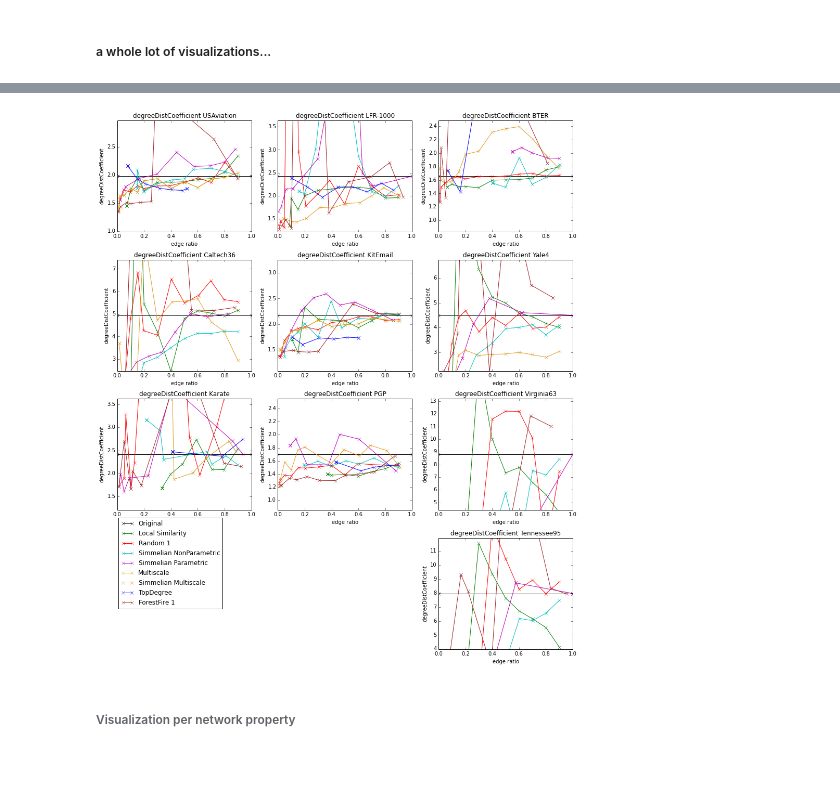
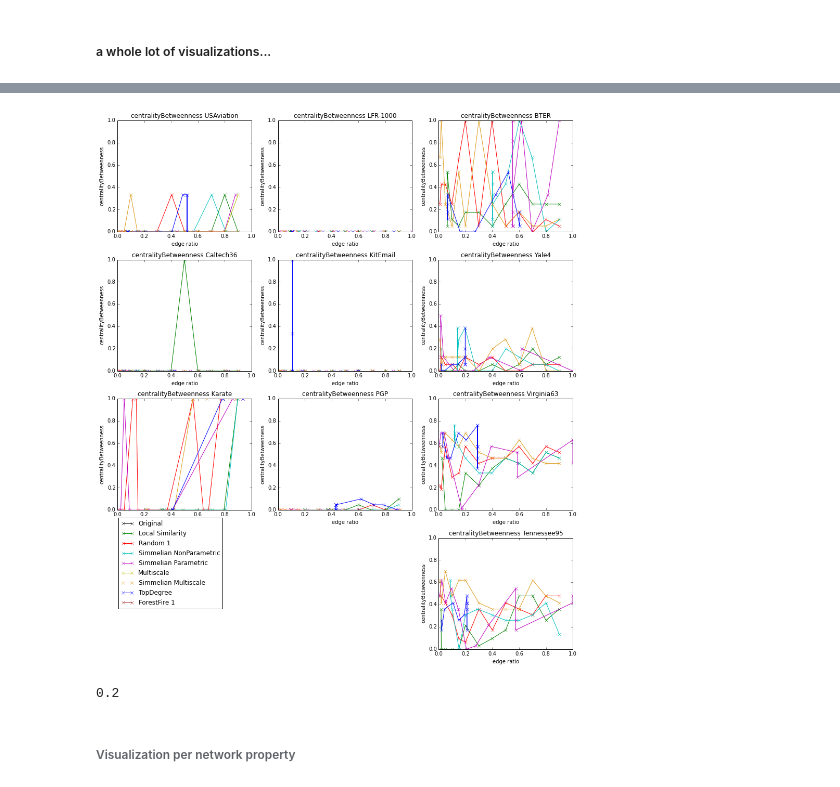
Before and after one commit to kit-parco/networkit-hyperbolic-kd, a Jupyter notebook: Doc/Notebooks/BackboneStatistics.ipynb, the cells around one changed output, grey strips where cells are left out. Drawn from its saved outputs; the diff is of its cells as text; code cells hidden in the pictures.

```diff
--- a/Doc/Notebooks/BackboneStatistics.ipynb
+++ b/Doc/Notebooks/BackboneStatistics.ipynb
@@ -11,7 +11,7 @@ from scipy.stats import kendalltau
 import glob
 import re
 # %%
-conn = sqlite3.connect('../../scripts/BackboneEvaluation/output/backbones.db')
+conn = sqlite3.connect('../../scripts/BackboneEvaluation/output/backbones_gsv.db')
 c = conn.cursor()
 
 kitColors = {
@@ -267,22 +272,32 @@ stats_per_algorithm('degreeDistCoefficient', 3, ylimit='[0,5]')
 # %%
 _spg_graphs = graphs
 _spg_algorithms = algorithms
 #_spg_algorithms = [#'Test 0 0.0', 'Test 0 0.1', 'Test 0 0.3', 'Test 0 0.5', 'Test 0 0.9']
                    #'Test R 0.0', 'Test R 0.1', 'Test R 0.3', 'Test R 0.5', 'Test R 0.9']
 #_spg_graphs = ["Caltech36", "BTER", "LFR-1000", "Caltech36", "BTER", "LFR-1000", "Caltech36", "BTER", "LFR-1000"]
 #_spg_algorithms = ["ForestFire 1", "ForestFire 2", "ForestFire 3", "ForestFire 4", "ForestFire 5", "ForestFire 6", "ForestFire 7", "ForestFire 8"]
 
-#stats_per_graph('nmi', 3, original='hidden', _graphs=_spg_graphs, _algorithms=_spg_algorithms, ylimit='[0,0.8]')
+#tats_per_graph('nmi', 3, original='hidden', _graphs=_spg_graphs, _algorithms=_spg_algorithms, ylimit='[0,0.8]')
 #stats_per_graph('randMeasure', 3, original='hidden', _graphs=_spg_graphs, _algorithms=_spg_algorithms, ylimit='[0,0.8]')
 #stats_per_graph('ccGlobal', 3, original='hline', _graphs=_spg_graphs, _algorithms=_spg_algorithms)
 #stats_per_graph('ccAvgLocal', 3, original='hline', _graphs=_spg_graphs, _algorithms=_spg_algorithms)
 #stats_per_graph('diameter', 3, original='hline', _graphs=_spg_graphs, _algorithms=_spg_algorithms, ylimit='maxfactor='+str(2*MAXF_DIAMETER))
-stats_per_graph('degreeDistCoefficient', 3, original='hline', _graphs=_spg_graphs, ylimit='maxfactor='+str(MAXF_DDDISTCOEFFICIENT))
-#stats_per_graph('centralityJaccard', 3, original='hline', _graphs=_spg_graphs)
-#stats_per_graph('bcKendallTau', 3, original='hline', _graphs=_spg_graphs)
-#stats_per_graph('centralityCustom', 3, original='hline', _graphs=_spg_graphs)
+#stats_per_graph('degreeDistCoefficient', 3, original='hline', _graphs=_spg_graphs, ylimit='maxfactor='+str(MAXF_DDDISTCOEFFICIENT))
+#stats_per_graph('degreeDistCoefficient', 3, original='hline', _graphs=_spg_graphs, ylimit='[0,20]')
+#stats_per_graph('modularity', 3, original='hidden', _graphs=_spg_graphs, _algorithms=_spg_algorithms)
+#stats_per_graph('powerLawFit', 3, original='hline', _graphs=_spg_graphs, _algorithms=_spg_algorithms, ylimit='[-1,6]')
+#stats_per_graph('numCommunities', 3, original='hline', _graphs=_spg_graphs, _algorithms=_spg_algorithms, ylimit='maxfactor=5')
+stats_per_graph('centralityBetweenness', 3, original='hidden', _graphs=_spg_graphs, _algorithms=_spg_algorithms)
+#stats_per_graph('centralityPageRank', 3, original='hidden', _graphs=_spg_graphs, _algorithms=_spg_algorithms)
+#stats_per_graph('maxCommunitySize', 3, original='hline', _graphs=_spg_graphs, _algorithms=_spg_algorithms, ylimit='maxfactor=1.5')
 # %% [output]
-[figure, old version]
+[figure, new version]
+# %%
+a = {1,2,3}
+b = {1,5,6}
+print(len(a & b) / len(a | b))
+# %% [output]
+0.2
 # %% [markdown]
 ###### Visualization per network property
 # %% [markdown]
```
Also changed, not shown: parts of 8 cells of this notebook, 1 other file.
